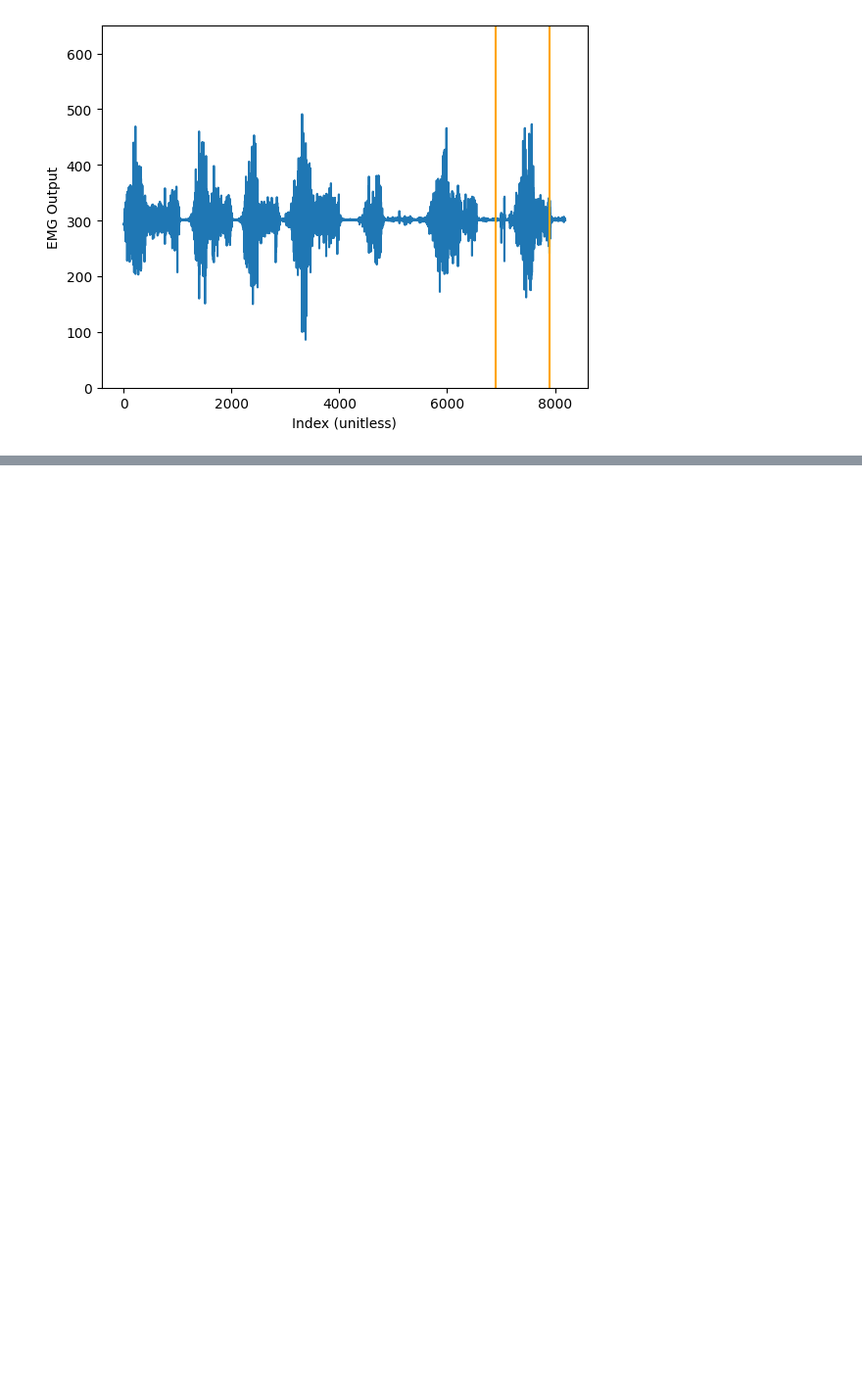
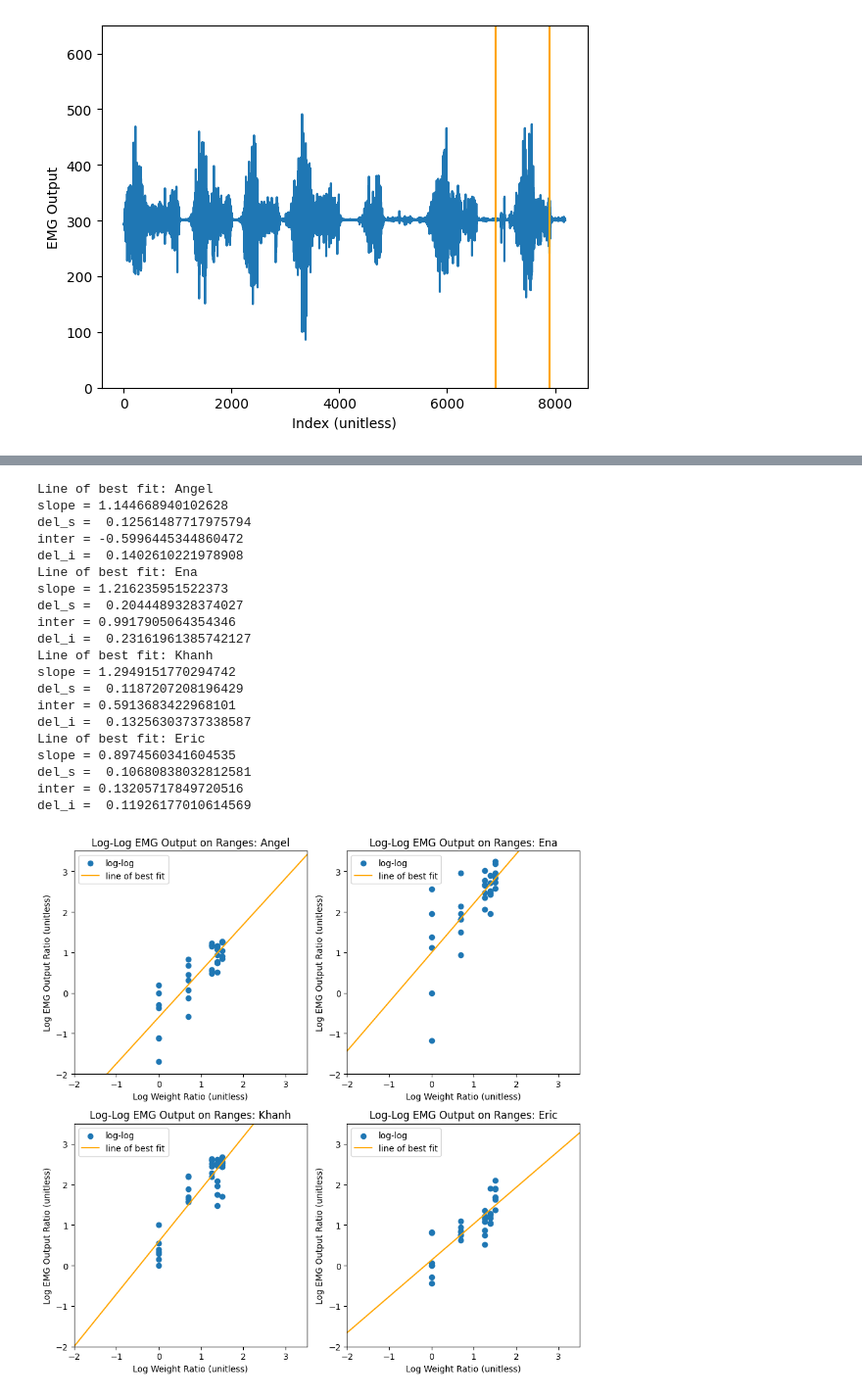
Before and after one commit to nouturnsign/physemg, a Jupyter notebook: preanalysis.ipynb, the cells around one changed output, grey strips where cells are left out. Shown: that part at 98% size. Cells and saved outputs as stored; diff of their text form; code cells hidden in the pictures; blank space fills up the shorter version.

```diff
--- a/preanalysis.ipynb
+++ b/preanalysis.ipynb
@@ -297,0 +453,31 @@ plt.show()
+# %%
+fig, ((ax_a, ax_e), (ax_k, ax_w)) = plt.subplots(2, 2, figsize=(9, 9))
+plot_loglog(ax_a, a_ranges, a_data_files, 380.1680672268909, "Angel")
+plot_loglog(ax_e, e_ranges, e_data_files, 351.21512605042005, "Ena")
+plot_loglog(ax_k, k_ranges, k_data_files, 313.8050420168067, "Khanh")
+plot_loglog(ax_w, w_ranges, w_data_files, 310.9781512605042, "Eric")
+fig.tight_layout()
+plt.savefig("output/allrangeloglog.png")
+plt.show()
+# %% [output]
+Line of best fit: Angel
+slope = 1.144668940102628
+del_s =  0.12561487717975794
+inter = -0.5996445344860472
+del_i =  0.1402610221978908
+Line of best fit: Ena
+slope = 1.216235951522373
+del_s =  0.2044489328374027
+inter = 0.9917905064354346
+del_i =  0.23161961385742127
+Line of best fit: Khanh
+slope = 1.2949151770294742
+del_s =  0.1187207208196429
+inter = 0.5913683422968101
+del_i =  0.13256303737338587
+Line of best fit: Eric
+slope = 0.8974560341604535
+del_s =  0.10680838032812581
+inter = 0.13205717849720516
+del_i =  0.11926177010614569
+[figure, added]
```
Also changed, not shown: parts of 5 cells of this notebook, 3 other files.
